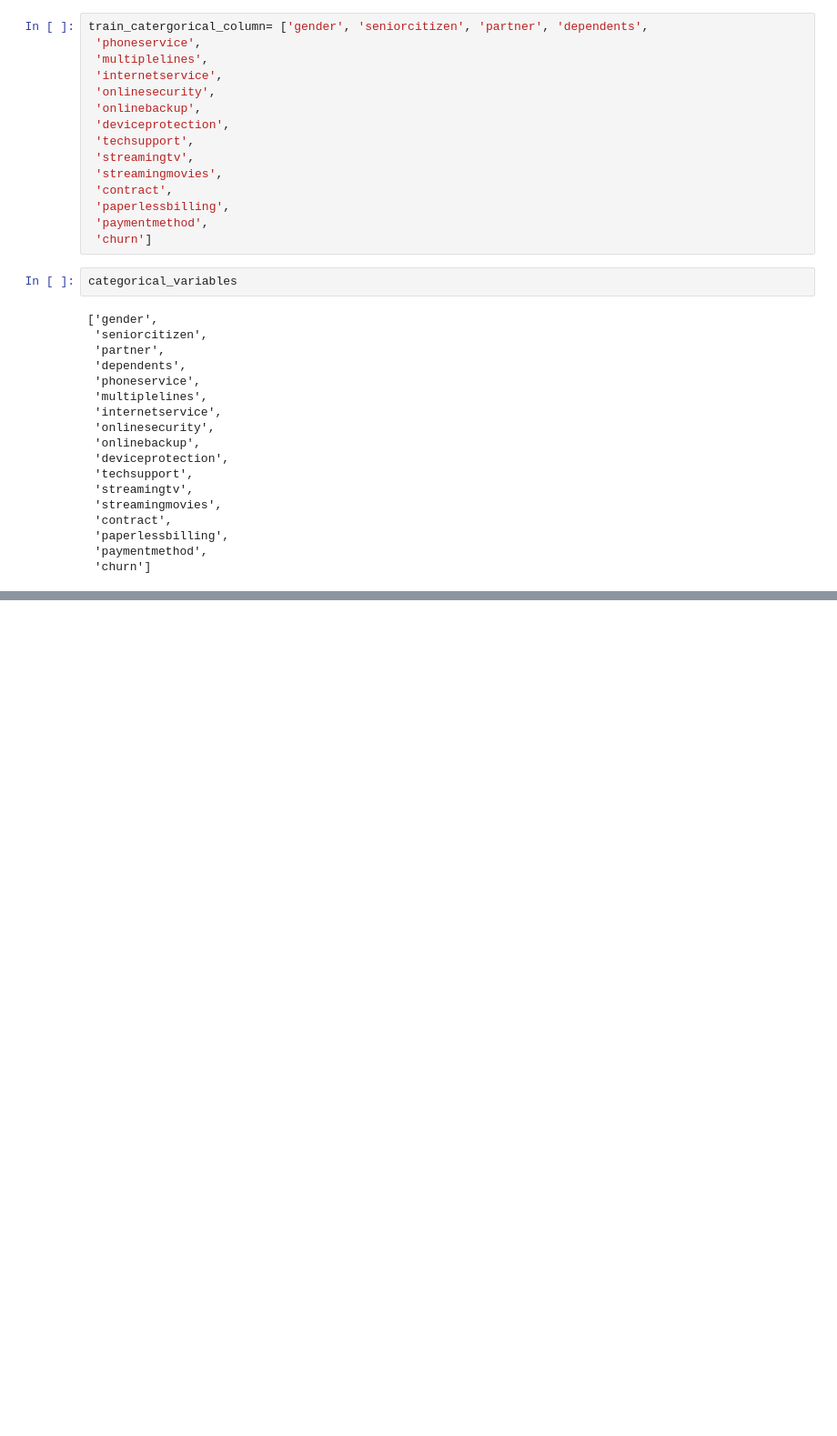
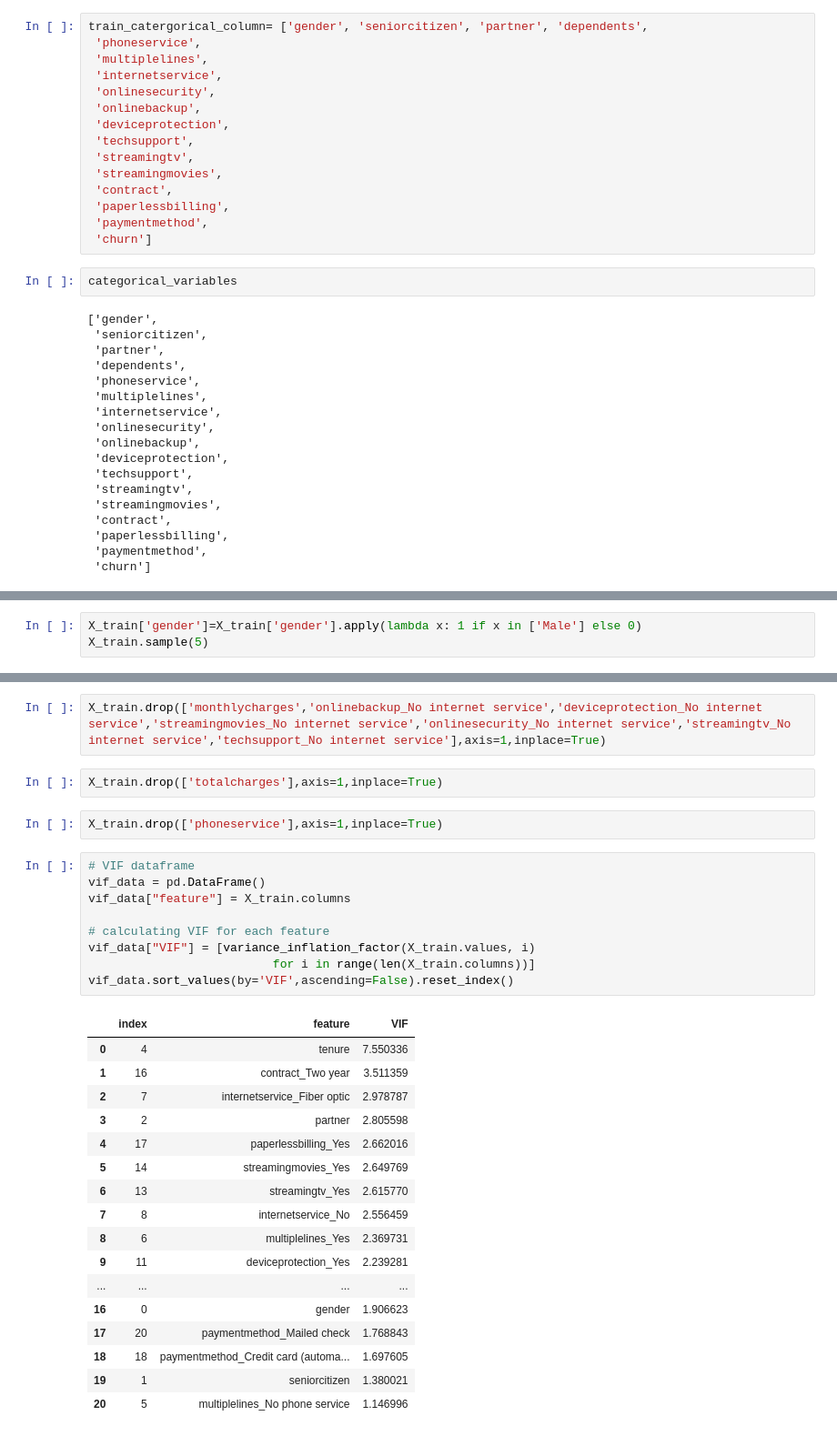
Before and after one commit to HannahMwende/LP2-Classification-Project, a Jupyter notebook: code.ipynb, the cells around one changed output, grey strips where cells are left out. Shown at 91% size. Drawn from its saved outputs; the diff is of its cells as text; blank space fills up the shorter version.

```diff
--- a/code.ipynb
+++ b/code.ipynb
@@ -856,0 +920,3 @@ binary()'''
+# %%
+X_train['gender']=X_train['gender'].apply(lambda x: 1 if x in ['Male'] else 0)
+X_train.sample(5)
@@ -856,0 +1008,33 @@ binary()'''
+# %%
+X_train.drop(['monthlycharges','onlinebackup_No internet service','deviceprotection_No internet service','streamingmovies_No internet service','onlinesecurity_No internet service','streamingtv_No internet service','techsupport_No internet service'],axis=1,inplace=True)
+# %%
+X_train.drop(['totalcharges'],axis=1,inplace=True)
+# %%
+X_train.drop(['phoneservice'],axis=1,inplace=True)
+# %%
+# VIF dataframe
+vif_data = pd.DataFrame()
+vif_data["feature"] = X_train.columns
+
+# calculating VIF for each feature
+vif_data["VIF"] = [variance_inflation_factor(X_train.values, i)
+                          for i in range(len(X_train.columns))]
+vif_data.sort_values(by='VIF',ascending=False).reset_index()
+# %% [output]
+|  | index | feature | VIF |
+| 0 | 4 | tenure | 7.550336 |
+| 1 | 16 | contract_Two year | 3.511359 |
+| 2 | 7 | internetservice_Fiber optic | 2.978787 |
+| 3 | 2 | partner | 2.805598 |
+| 4 | 17 | paperlessbilling_Yes | 2.662016 |
+| 5 | 14 | streamingmovies_Yes | 2.649769 |
+| 6 | 13 | streamingtv_Yes | 2.615770 |
+| 7 | 8 | internetservice_No | 2.556459 |
+| 8 | 6 | multiplelines_Yes | 2.369731 |
+| 9 | 11 | deviceprotection_Yes | 2.239281 |
+| ... | ... | ... | ... |
+| 16 | 0 | gender | 1.906623 |
+| 17 | 20 | paymentmethod_Mailed check | 1.768843 |
+| 18 | 18 | paymentmethod_Credit card (automa... | 1.697605 |
+| 19 | 1 | seniorcitizen | 1.380021 |
+| 20 | 5 | multiplelines_No phone service | 1.146996 |
```
Also changed, not shown: parts of 41 cells of this notebook.
